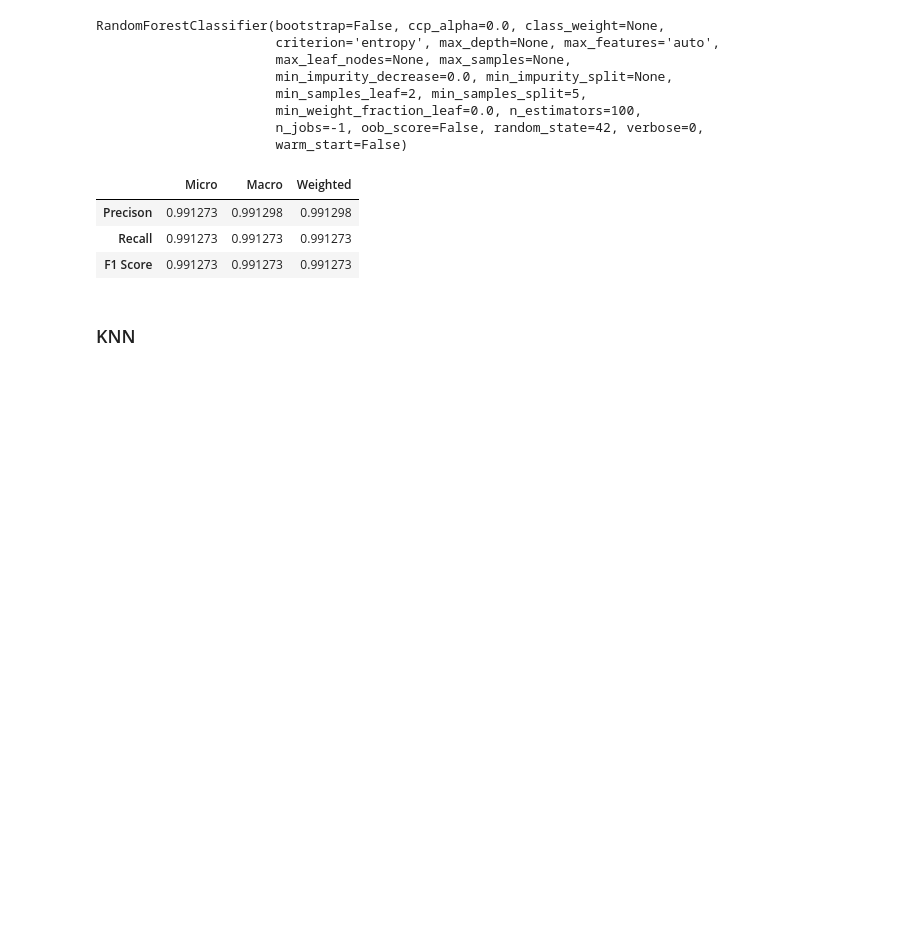
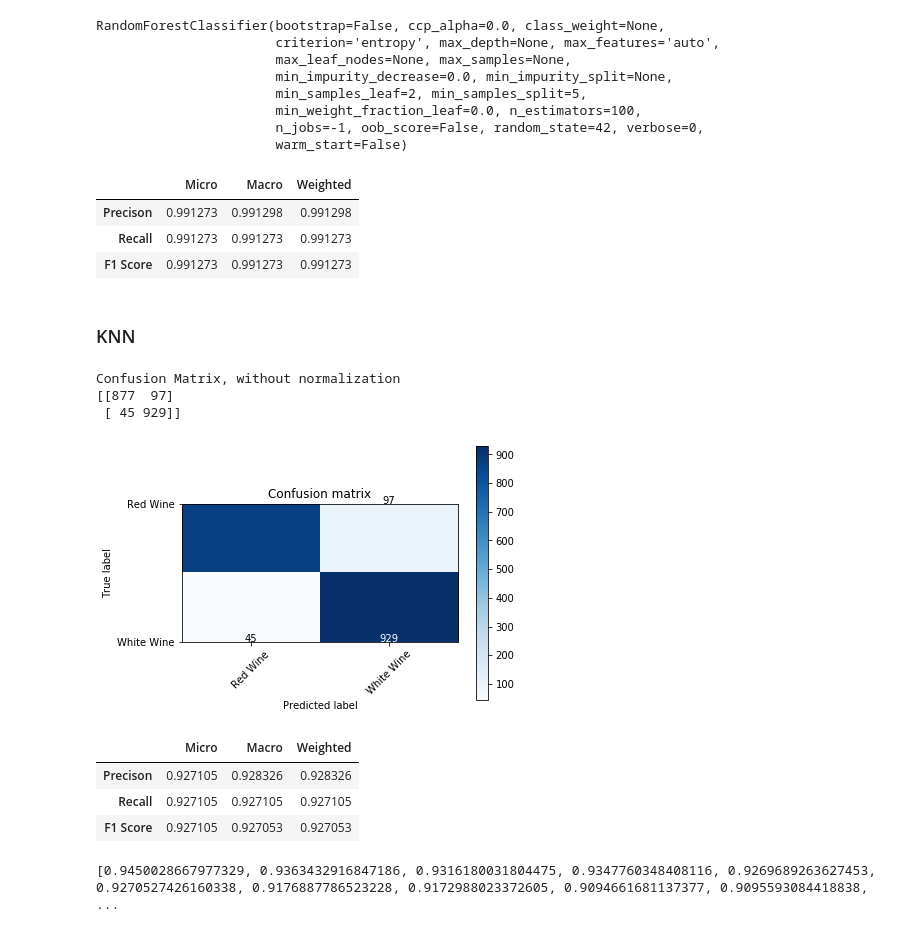
Before and after one commit to emilia329/WineFun, a Jupyter notebook: Modeling.ipynb, the cells around one changed output. Drawn from its saved outputs; the diff is of its cells as text; code cells hidden in the pictures; blank space fills up the shorter version.

Commit message:
KNN modeling

```diff
--- a/Modeling.ipynb
+++ b/Modeling.ipynb
@@ -356,3 +358,41 @@ datatable(y_test,refined_pred)
 | F1 Score | 0.991273 | 0.991273 | 0.991273 |
 # %% [markdown]
 ### KNN
+# %%
+model = KNeighborsClassifier(n_neighbors=6)
+model.fit(X_train, y_train)
+
+y_predknn = model.predict(X_test)
+# %%
+cm = confusion_matrix(y_test,y_predknn)
+classes = ['Red Wine','White Wine']
+# %%
+
+plot_confusion_matrix(cm, classes,
+                          normalize=False,
+                          title='Confusion matrix',
+                          cmap=plt.cm.Blues)
+# %% [output]
+Confusion Matrix, without normalization
+[[877  97]
+ [ 45 929]]
+[figure, added]
+# %%
+datatable(y_test,y_predknn)
+# %% [output]
+|  | Micro | Macro | Weighted |
+| Precison | 0.927105 | 0.928326 | 0.928326 |
+| Recall | 0.927105 | 0.927105 | 0.927105 |
+| F1 Score | 0.927105 | 0.927053 | 0.927053 |
+# %%
+k_range = list(range(1, 12))
+k_scores = []
+for k in k_range:
+        knn = KNeighborsClassifier(n_neighbors=k)
+        knn.fit(X_train, y_train)
+        y_predict = knn.predict(X_test)
+        score = f1_score(y_test, y_predict, average='weighted')
+        k_scores.append(score)
+print(k_scores)
+# %% [output]
+[0.9450028667977329, 0.9363432916847186, 0.9316180031804475, 0.9347760348408116, 0.9269689263627453, 0.9270527426160338, 0.9176887786523228, 0.9172988023372605, 0.9094661681137377, 0.9095593084418838, ...
```
Also changed, not shown: parts of 4 cells of this notebook.
